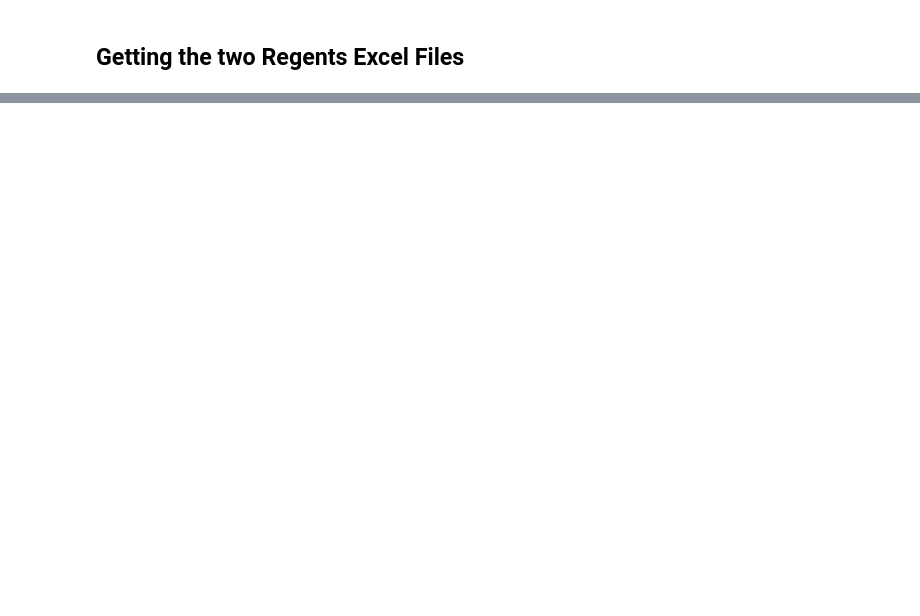
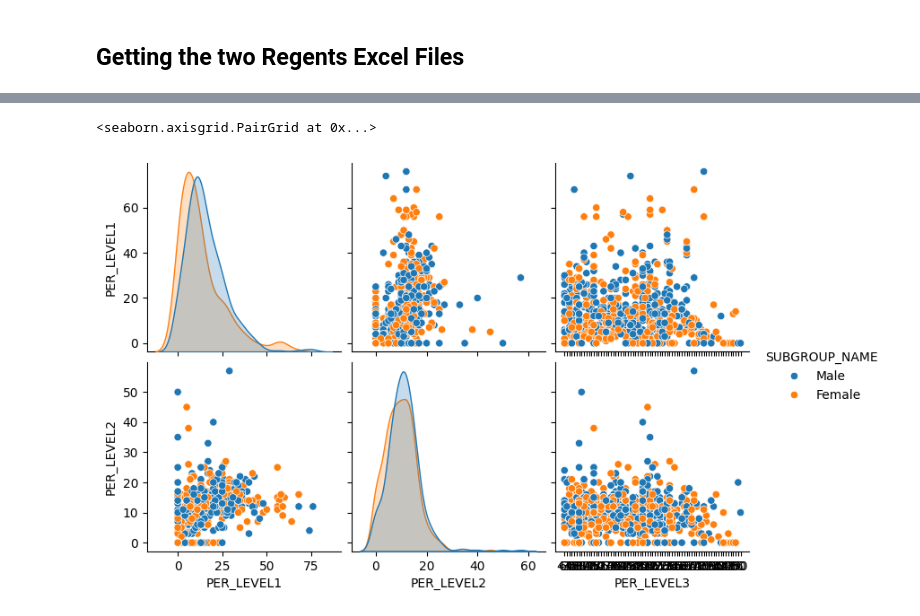
Before and after one commit to Finer-Things/2023_Erdos_Institute_Bootcamp_Education, a Jupyter notebook: EDA/Initial Plots.ipynb, the cells around one changed output, grey strips where cells are left out. Saved outputs shown, nothing was run; the diff lists cells and outputs as text; code cells hidden in the pictures; blank space fills up the shorter version.

```diff
--- a/EDA/Initial Plots.ipynb
+++ b/EDA/Initial Plots.ipynb
@@ -53,0 +51,5 @@ array(['29', '20', '23', '10', '06', '13', '07', '16', '03', '02', '34',
+# %%
+sns.pairplot(data=df, x_vars=['PER_LEVEL1', 'PER_LEVEL2', "PER_LEVEL3"], y_vars=['PER_LEVEL1', 'PER_LEVEL2'], hue="SUBGROUP_NAME")
+# %% [output]
+<seaborn.axisgrid.PairGrid at 0x...>
+[figure, added]
```
Also changed, not shown: parts of 5 cells of this notebook.
